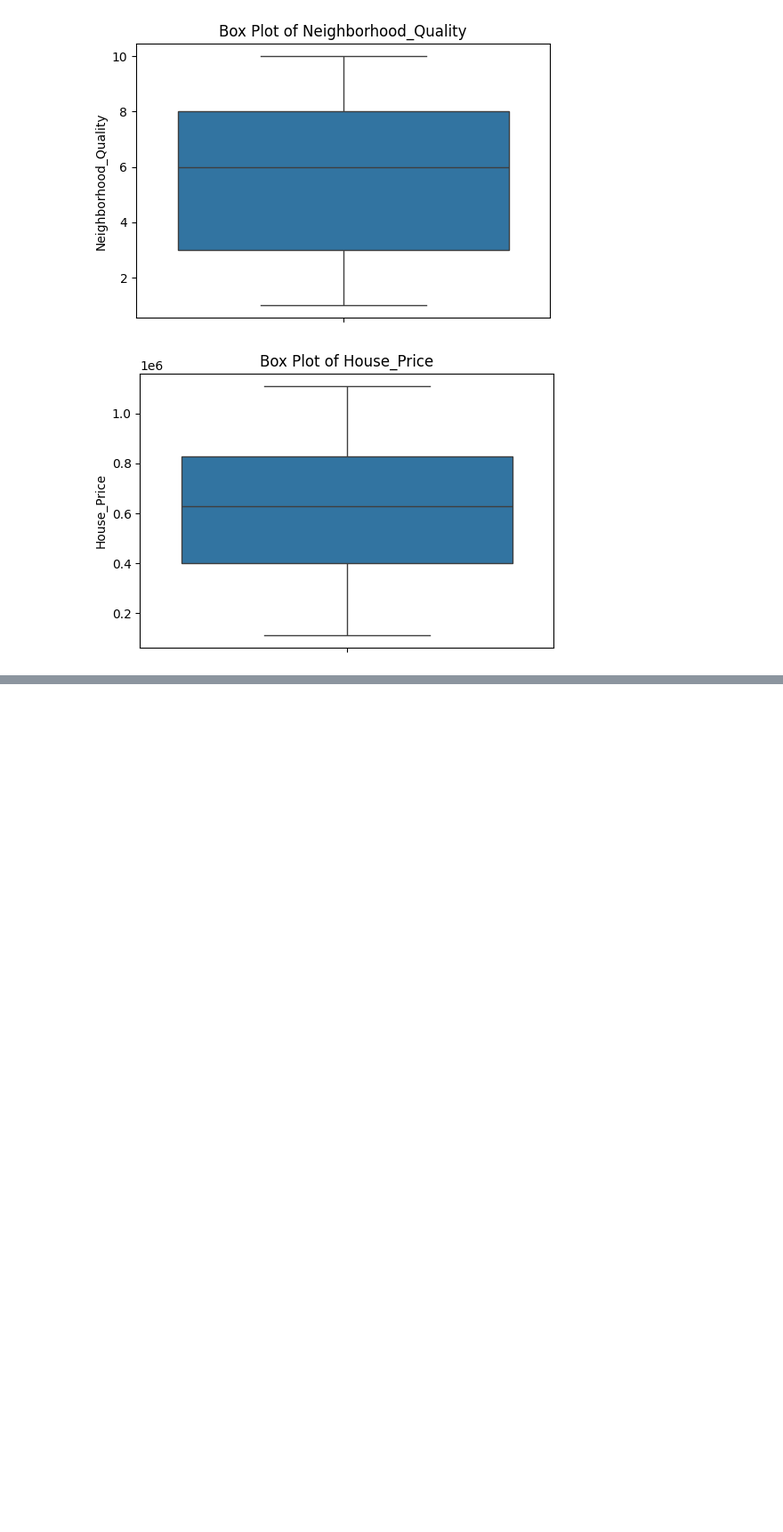
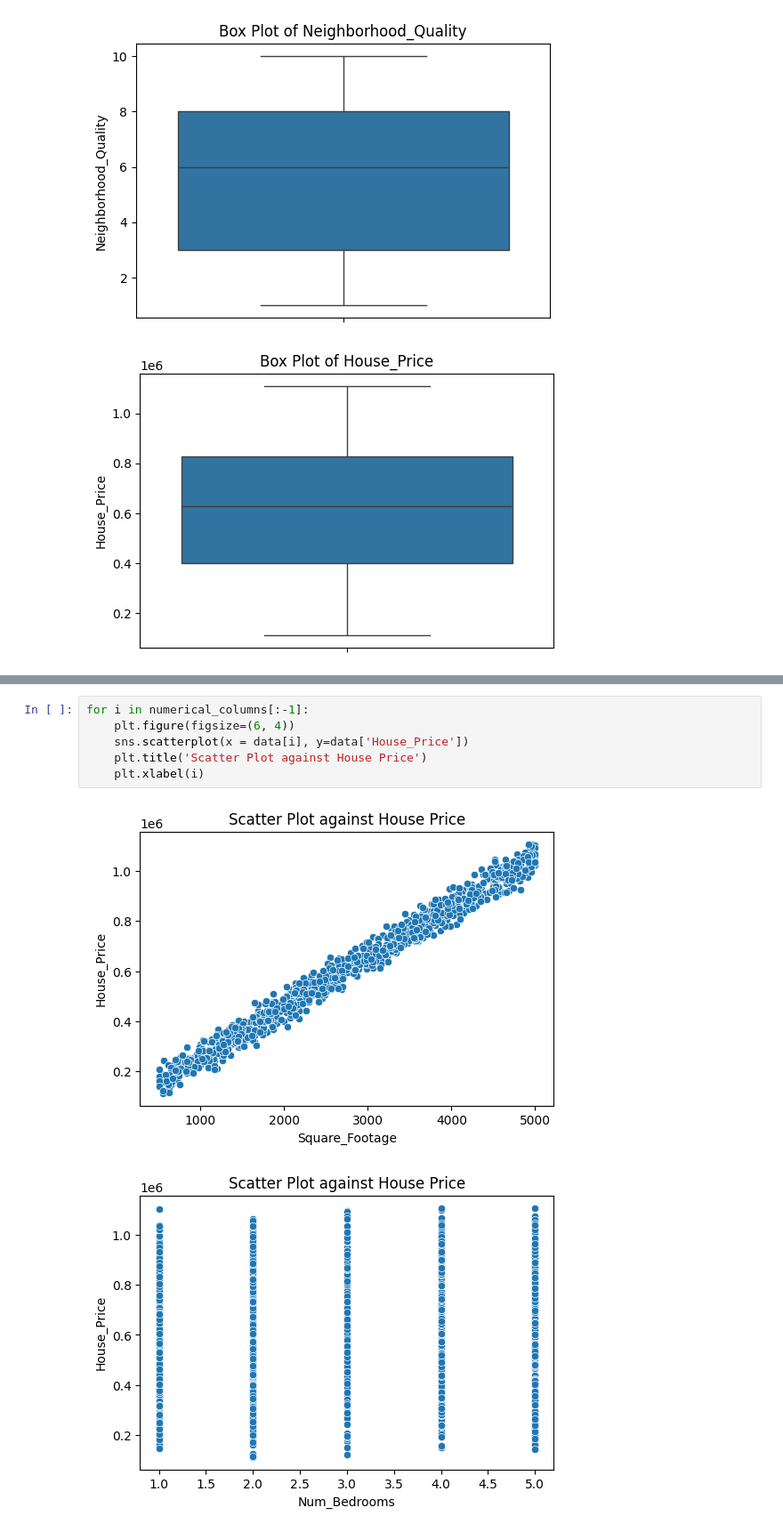
Before and after one commit to arslanbisharat/House_Prediction_Model-, a Jupyter notebook: scripts/data_analysis.ipynb, the cells around one changed output, grey strips where cells are left out. Shown at 89% size. Drawn from its saved outputs; the diff is of its cells as text; blank space fills up the shorter version.

Commit message:
Added Scatter Plot for all metrices against House Price

```diff
--- a/scripts/data_analysis.ipynb
+++ b/scripts/data_analysis.ipynb
@@ -33,0 +24,9 @@ for i in numerical_columns:
+# %%
+for i in numerical_columns[:-1]:
+    plt.figure(figsize=(6, 4))
+    sns.scatterplot(x = data[i], y=data['House_Price'])
+    plt.title('Scatter Plot against House Price')
+    plt.xlabel(i)
+# %% [output]
+[figure, added]
+[figure, added]
```
Also changed, not shown: parts of 2 cells of this notebook.
